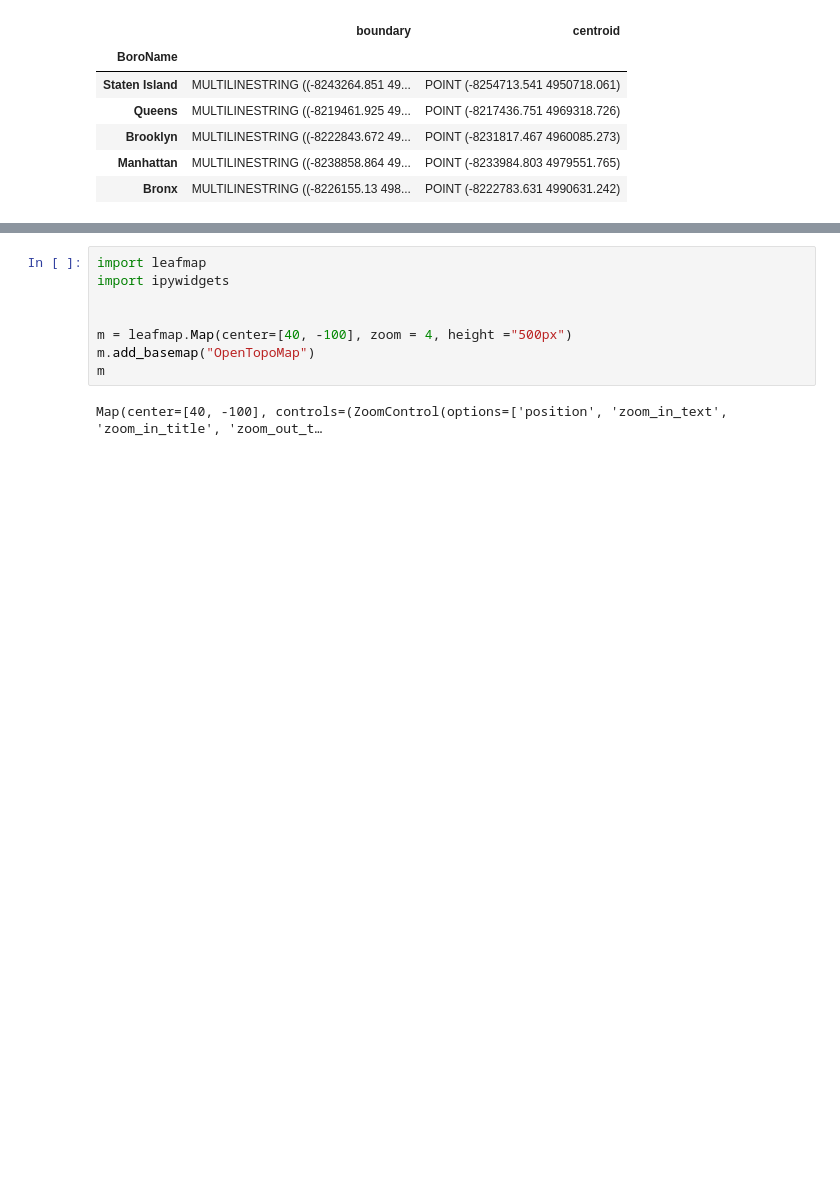
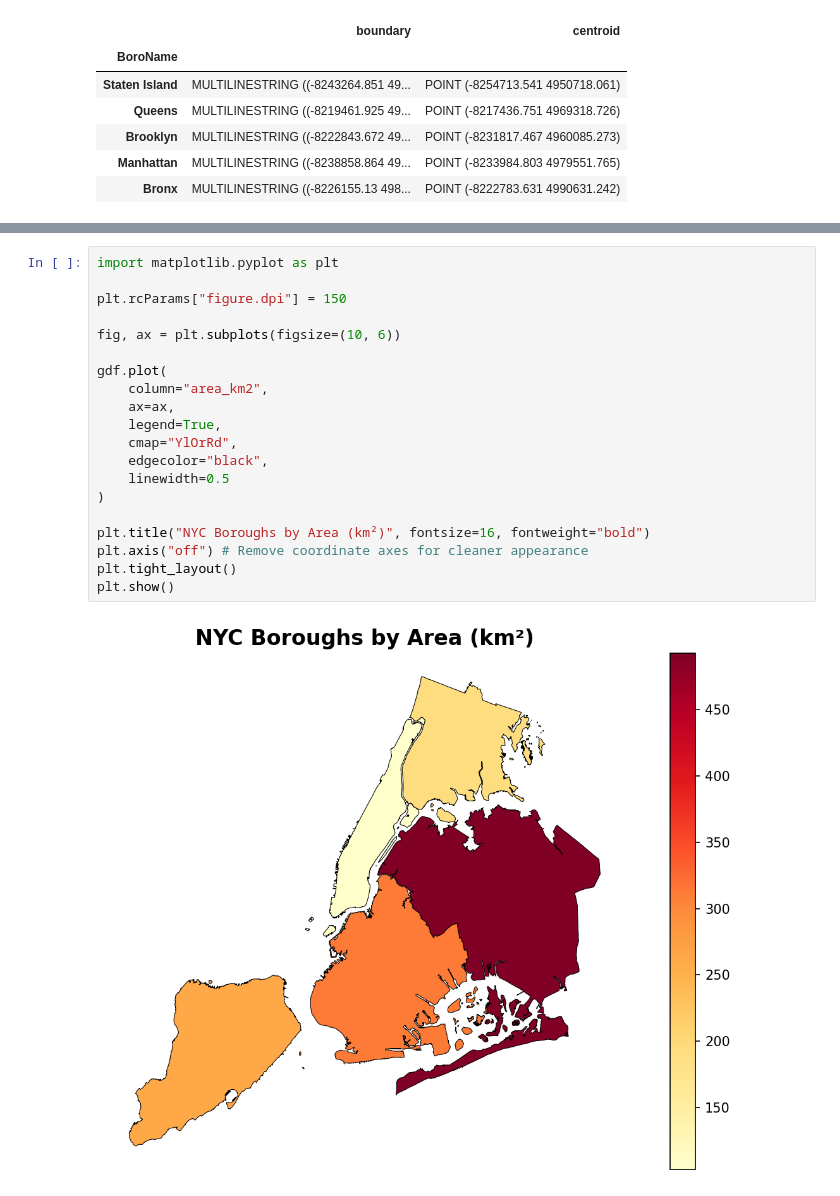
Before and after one commit to cpt-gigls/itgp, a Jupyter notebook: chpt_15.ipynb, the cells around one changed output, grey strips where cells are left out. Cells and saved outputs as stored; diff of their text form; blank space fills up the shorter version.

```diff
--- a/chpt_15.ipynb
+++ b/chpt_15.ipynb
@@ -79,10 +82,22 @@ gdf[["distance_to_manhattan_km"]].sort_values("distance_to_manhattan_km")
-# %%
-import leafmap
-import ipywidgets
-
-
-m = leafmap.Map(center=[40, -100], zoom = 4, height ="500px")
-m.add_basemap("OpenTopoMap")
-m
-# %% [output]
-Map(center=[40, -100], controls=(ZoomControl(options=['position', 'zoom_in_text', 'zoom_in_title', 'zoom_out_t…
+# %%
+import matplotlib.pyplot as plt
+
+plt.rcParams["figure.dpi"] = 150
+
+fig, ax = plt.subplots(figsize=(10, 6))
+
+gdf.plot(
+    column="area_km2",
+    ax=ax,
+    legend=True,
+    cmap="YlOrRd",
+    edgecolor="black",
+    linewidth=0.5
+)
+
+plt.title("NYC Boroughs by Area (km²)", fontsize=16, fontweight="bold")
+plt.axis("off") # Remove coordinate axes for cleaner appearance
+plt.tight_layout()
+plt.show()
+# %% [output]
+[figure, added]
```
Also changed, not shown: parts of 1 cell of this notebook, 1 other file.
